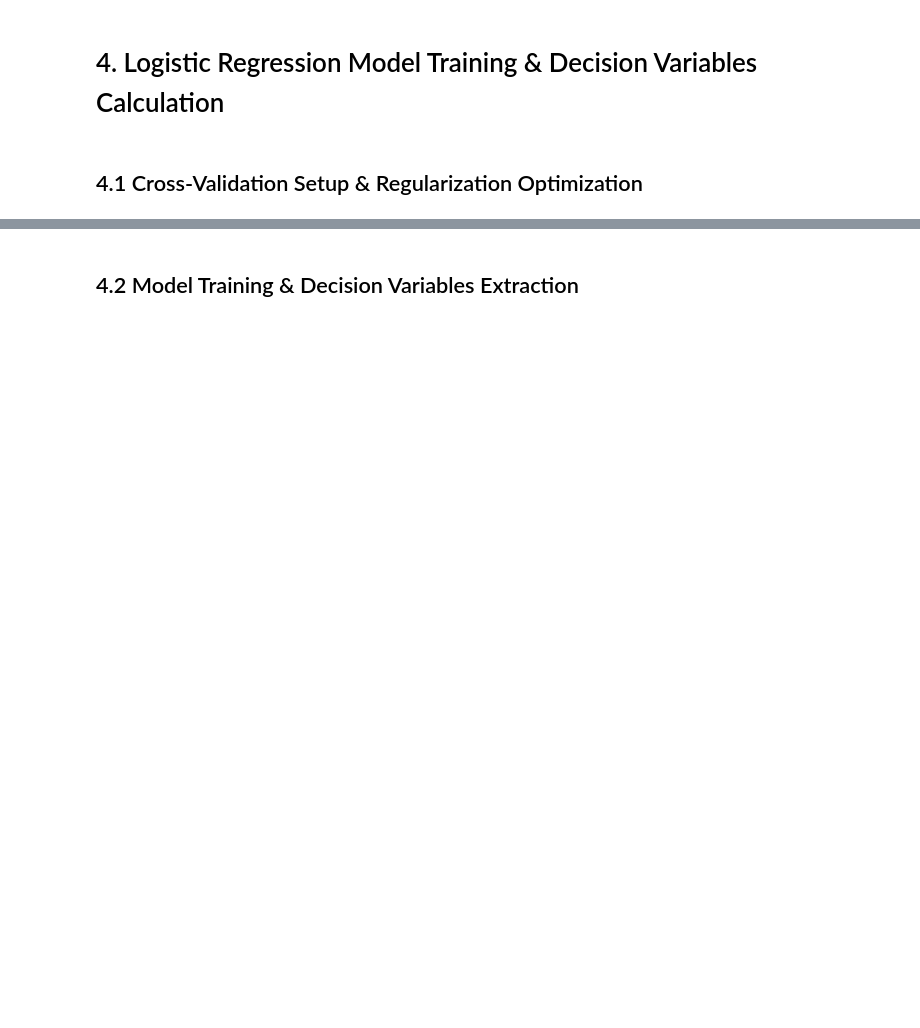
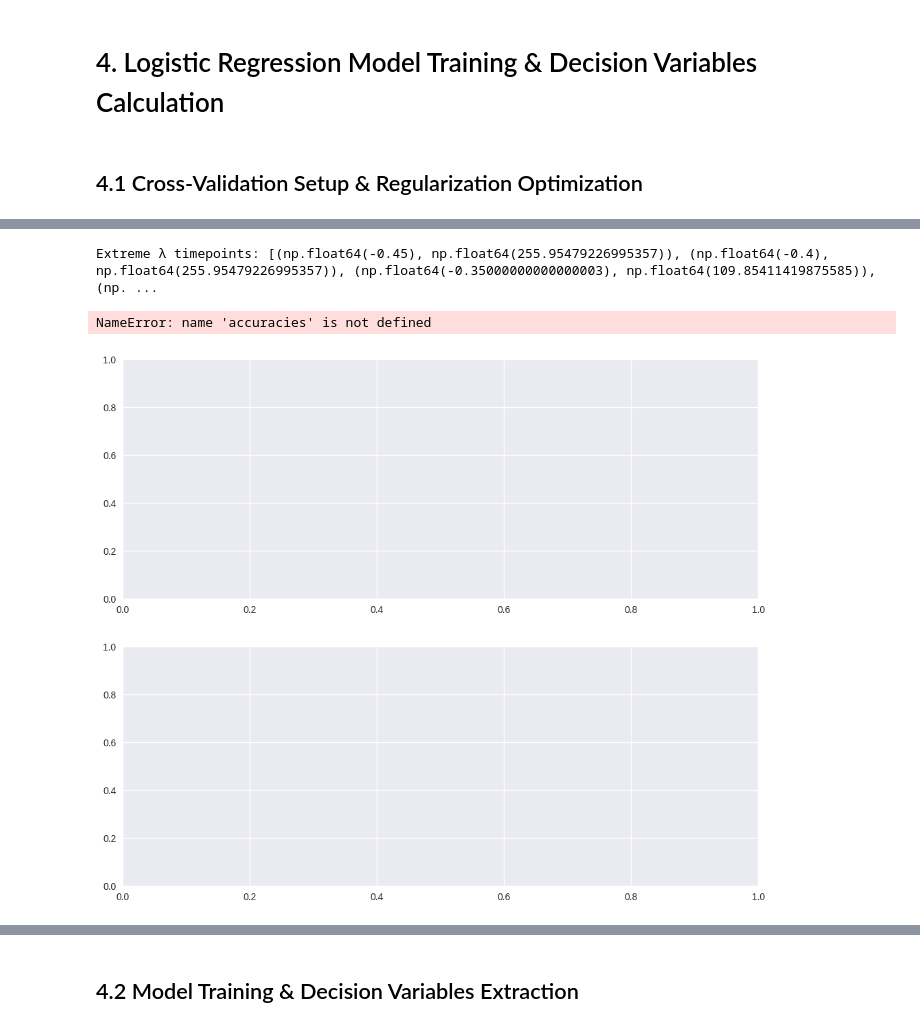
Before and after one commit to Brody-Lab/ClickDV, a Jupyter notebook: notebooks/analysis/decision_variables_extraction.ipynb, the cells around one changed output, grey strips where cells are left out. Saved outputs shown, nothing was run; the diff lists cells and outputs as text; code cells hidden in the pictures; blank space fills up the shorter version.

```diff
--- a/notebooks/analysis/decision_variables_extraction.ipynb
+++ b/notebooks/analysis/decision_variables_extraction.ipynb
@@ -1043,0 +1075,79 @@ Ready for model training with C = 0.0264
+# %%
+# TODO: Fix or remove this cell. Analysis was useful for seeing distribution of lambdas
+# Maybe I should do more commits
+
+extreme_lambda_times = []
+for i, lam in enumerate(individual_lambdas):
+    if lam > 100 or lam < 0.1:
+        extreme_lambda_times.append((time_bins[i], lam))
+print("Extreme λ timepoints:", extreme_lambda_times)
+
+# Create color-based visualization showing position in array
+fig, (ax1, ax2) = plt.subplots(2, 1, figsize=(12, 10))
+
+# Plot 1: Scatter plot with color representing array position (time index)
+scatter = ax1.scatter(individual_lambdas, accuracies,
+                     c=range(len(individual_lambdas)),
+                     cmap='viridis',
+                     s=50,
+                     alpha=0.7)
+ax1.set_xscale('log')
+ax1.set_xlabel('λ (regularization parameter)')
+ax1.set_ylabel('CV Accuracy')
+ax1.set_title('Lambda vs Accuracy (Color = Time Index)')
+ax1.grid(True, alpha=0.3)
+
+# Add colorbar to show time index mapping
+cbar1 = plt.colorbar(scatter, ax=ax1)
+cbar1.set_label('Time Index (0=earliest, 40=latest)')
+
+# Highlight extreme values
+for i, (time_val, lam_val) in enumerate(extreme_lambda_times):
+    time_idx = np.where(time_bins == time_val)[0][0]
+    ax1.annotate(f't={time_val:.2f}s',
+                xy=(lam_val, accuracies[time_idx]),
+                xytext=(10, 10),
+                textcoords='offset points',
+                bbox=dict(boxstyle='round,pad=0.3', facecolor='yellow', alpha=0.7),
+                arrowprops=dict(arrowstyle='->', connectionstyle='arc3,rad=0'))
+
+# Plot 2: Heatmap showing lambda values across time with position encoding
+lambda_matrix = np.array(individual_lambdas).reshape(1, -1)
+im = ax2.imshow(lambda_matrix,
+                aspect='auto',
+                cmap='plasma',
+                extent=[time_bins[0], time_bins[-1], -0.5, 0.5])
+ax2.set_xlabel('Time from cpoke_in (s)')
+ax2.set_ylabel('Lambda Array')
+ax2.set_title('Lambda Values Across Time (Color Intensity = Lambda Magnitude)')
+ax2.set_yticks([])
+
+# Add colorbar for lambda values
+cbar2 = plt.colorbar(im, ax=ax2)
+cbar2.set_label('λ value')
+
+# Mark extreme lambda positions with vertical lines
+for time_val, lam_val in extreme_lambda_times:
+    ax2.axvline(time_val, color='red', linestyle='--', alpha=0.8, linewidth=2)
+    ax2.text(time_val, 0.3, f'λ={lam_val:.1f}',
+            rotation=90, ha='center', va='bottom',
+            bbox=dict(boxstyle='round,pad=0.2', facecolor='white', alpha=0.8))
+
+plt.tight_layout()
+plt.show()
+
+# Print detailed position information
+print(f"\nDetailed position analysis:")
+print(f"Array shape: {len(individual_lambdas)} timepoints")
+print(f"Time range: {time_bins[0]:.2f}s to {time_bins[-1]:.2f}s")
+print(f"Lambda range: {np.min(individual_lambdas):.4f} to {np.max(individual_lambdas):.4f}")
+
+for i, (time_val, lam_val) in enumerate(extreme_lambda_times):
+    time_idx = np.where(time_bins == time_val)[0][0]
+    position_pct = (time_idx / (len(time_bins) - 1)) * 100
+    print(f"  Extreme {i+1}: Array index {time_idx}/{len(time_bins)-1} ({position_pct:.1f}%), "
+          f"Time {time_val:.2f}s, λ={lam_val:.4f}, Accuracy={accuracies[time_idx]:.3f}")
+# %% [output]
+Extreme λ timepoints: [(np.float64(-0.45), np.float64(255.95479226995357)), (np.float64(-0.4), np.float64(255.95479226995357)), (np.float64(-0.35000000000000003), np.float64(109.85411419875585)), (np. ...
+NameError: name 'accuracies' is not defined
+[figure, added]
```
Also changed, not shown: parts of 31 cells of this notebook, 3 other files.
